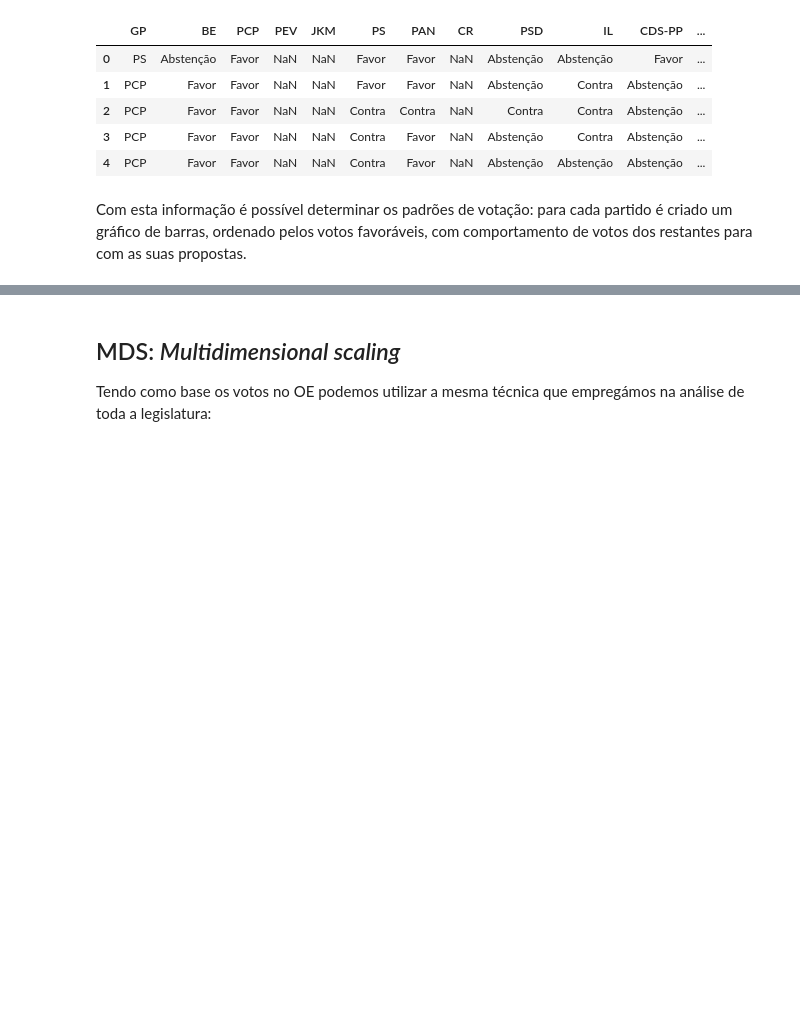
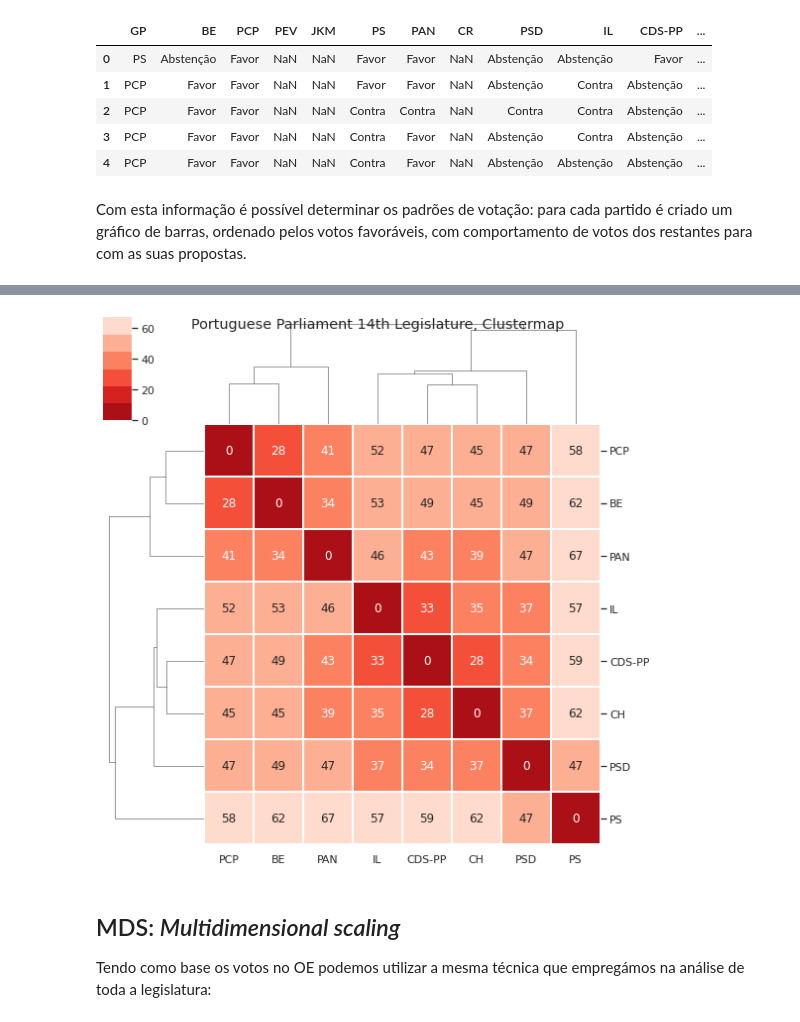
Before and after one commit to fsmunoz/pt-act-parlamentar, a Jupyter notebook: OE2021.ipynb, the cells around one changed output, grey strips where cells are left out. Saved outputs shown, nothing was run; the diff lists cells and outputs as text; code cells hidden in the pictures; blank space fills up the shorter version.

Commit message:
Add cluster and dendogram

```diff
--- a/OE2021.ipynb
+++ b/OE2021.ipynb
@@ -501,3 +535,20 @@ JKM
+# %%
+## Perform hierarchical linkage on the distance matrix using Ward's method.
+distmat_link = hc.linkage(pwdist, method="ward", optimal_ordering=True )
+
+sns.clustermap(
+    distmat,
+    annot = True,
+    cmap=sns.color_palette("Reds_r"),
+    linewidth=1,
+    #standard_scale=1,
+    row_linkage=distmat_link,
+    col_linkage=distmat_link,
+    figsize=(8,8)).fig.suptitle('Portuguese Parliament 14th Legislature, Clustermap')
+
+plt.show()
+# %% [output]
+[figure, added]
 # %% [markdown]
 ## MDS: *Multidimensional scaling*
 
```
Also changed, not shown: parts of 6 cells of this notebook, 5 other files.
